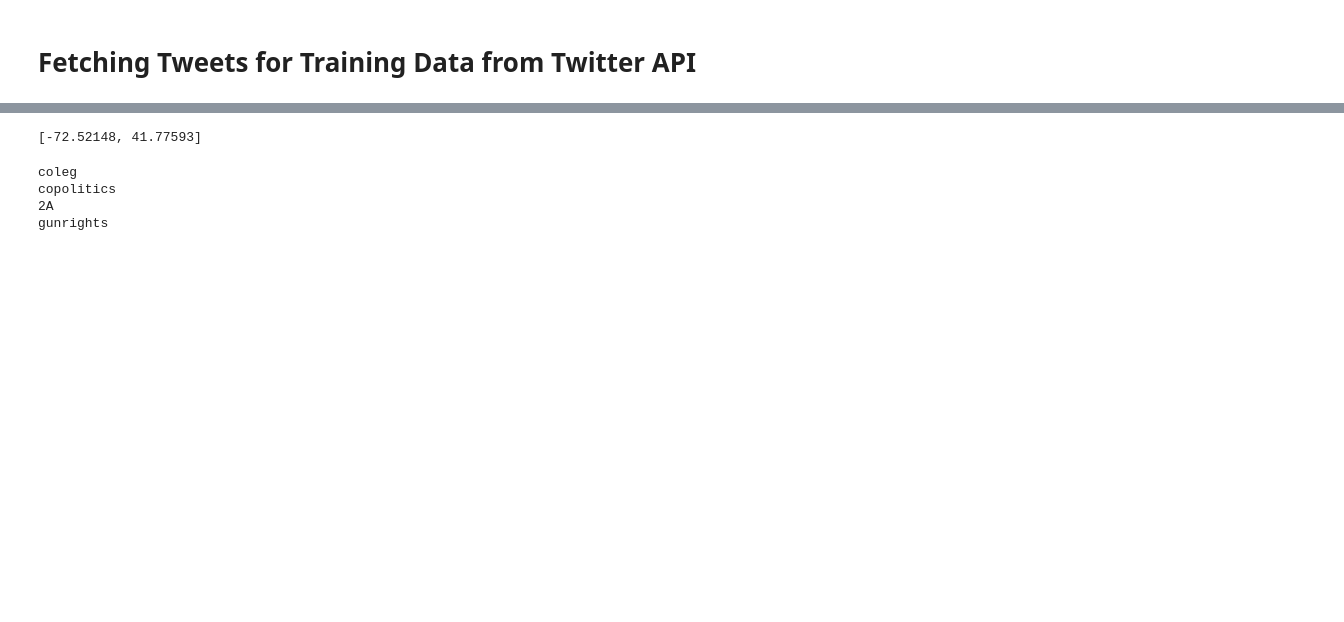
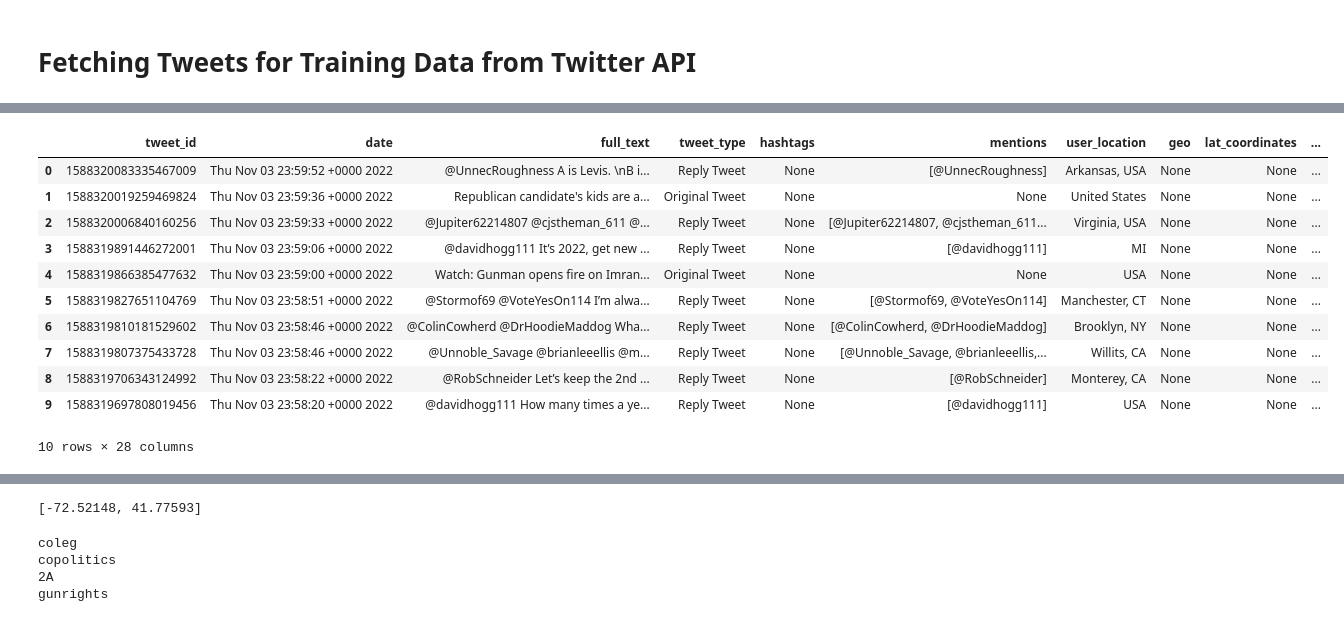
Before and after one commit to mrmarken/sentiment_analysis_fproject, a Jupyter notebook: src/fetching_tweets_training.ipynb, the cells around one changed output, grey strips where cells are left out. Drawn from its saved outputs; the diff is of its cells as text; code cells hidden in the pictures; blank space fills up the shorter version.

```diff
--- a/src/fetching_tweets_training.ipynb
+++ b/src/fetching_tweets_training.ipynb
@@ -307,4 +316,19 @@ Data columns (total 28 columns):
  27  hyperlink          500 non-null    object
 dtypes: float64(2), int64(4), object(22)
 memory usage: 109.5+ KB
+# %%
+tweet_df.head(10)
+# %% [output]
+|  | tweet_id | date | full_text | tweet_type | hashtags | mentions | user_location | geo | lat_coordinates | ... |
+| 0 | 1588320083335467009 | Thu Nov 03 23:59:52 +0000 2022 | @UnnecRoughness A is Levis. \nB i... | Reply Tweet | None | [@UnnecRoughness] | Arkansas, USA | None | None | ... |
+| 1 | 1588320019259469824 | Thu Nov 03 23:59:36 +0000 2022 | Republican candidate's kids are a... | Original Tweet | None | None | United States | None | None | ... |
+| 2 | 1588320006840160256 | Thu Nov 03 23:59:33 +0000 2022 | @Jupiter62214807 @cjstheman_611 @... | Reply Tweet | None | [@Jupiter62214807, @cjstheman_611... | Virginia, USA | None | None | ... |
+| 3 | 1588319891446272001 | Thu Nov 03 23:59:06 +0000 2022 | @davidhogg111 It’s 2022, get new ... | Reply Tweet | None | [@davidhogg111] | MI | None | None | ... |
+| 4 | 1588319866385477632 | Thu Nov 03 23:59:00 +0000 2022 | Watch: Gunman opens fire on Imran... | Original Tweet | None | None | USA | None | None | ... |
+| 5 | 1588319827651104769 | Thu Nov 03 23:58:51 +0000 2022 | @Stormof69 @VoteYesOn114 I’m alwa... | Reply Tweet | None | [@Stormof69, @VoteYesOn114] | Manchester, CT | None | None | ... |
+| 6 | 1588319810181529602 | Thu Nov 03 23:58:46 +0000 2022 | @ColinCowherd @DrHoodieMaddog Wha... | Reply Tweet | None | [@ColinCowherd, @DrHoodieMaddog] | Brooklyn, NY | None | None | ... |
+| 7 | 1588319807375433728 | Thu Nov 03 23:58:46 +0000 2022 | @Unnoble_Savage @brianleeellis @m... | Reply Tweet | None | [@Unnoble_Savage, @brianleeellis,... | Willits, CA | None | None | ... |
+| 8 | 1588319706343124992 | Thu Nov 03 23:58:22 +0000 2022 | @RobSchneider Let’s keep the 2nd ... | Reply Tweet | None | [@RobSchneider] | Monterey, CA | None | None | ... |
+| 9 | 1588319697808019456 | Thu Nov 03 23:58:20 +0000 2022 | @davidhogg111 How many times a ye... | Reply Tweet | None | [@davidhogg111] | USA | None | None | ... |
+10 rows × 28 columns
 # %%
```
Also changed, not shown: parts of 11 cells of this notebook, 3 other files.
